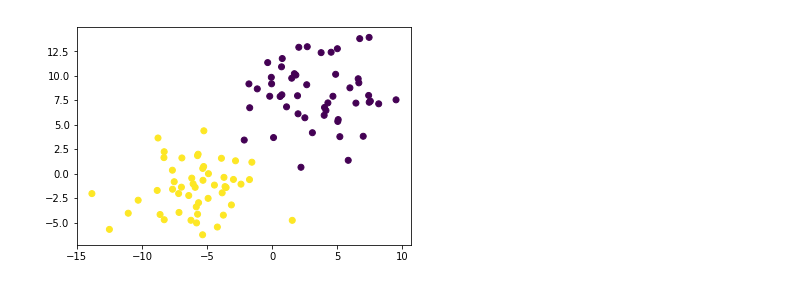
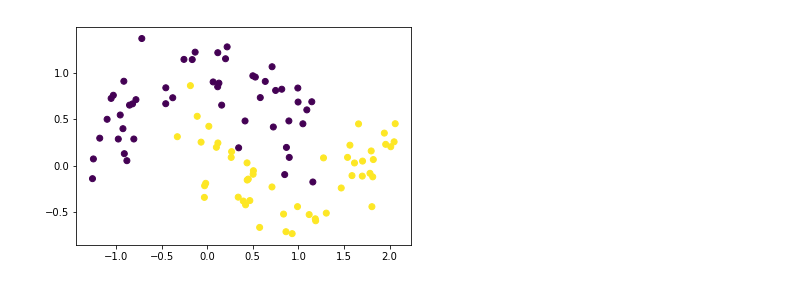
Before and after one commit to vivante/MachineLearning, a Jupyter notebook: assignment3/data-generate.ipynb, the cells around one changed output. Drawn from its saved outputs; the diff is of its cells as text; code cells hidden in the pictures.

Commit message:
make knn use moons dataset

```diff
--- a/assignment3/data-generate.ipynb
+++ b/assignment3/data-generate.ipynb
@@ -5,8 +5,11 @@ import matplotlib.pyplot as plt
 import numpy as np
 import pandas as pd
 # %%
-def make_data(num_samples):
-    x, y = make_blobs(n_samples=num_samples, n_features=2, centers=2, cluster_std=3)
+def make_data(num_samples, data_type='blobs'):
+    if data_type == 'blobs':
+        x, y = make_blobs(n_samples=num_samples, n_features=2, centers=2, cluster_std=3)
+    elif data_type == 'moons':
+        x, y = make_moons(num_samples, noise=0.2)
     dataset = np.concatenate((x, y.reshape((y.size, 1))), axis=1)
     return dataset
 # %%
@@ -18,9 +21,9 @@ def plot_data(x, y):
     plt.scatter(x[:, 0], x[:, 1], c=y)
     plt.show()
 # %%
-data = make_data(100)
+data = make_data(100, 'moons')
 plot_data(data[:, [0, 1]], data[:, -1])
 # %% [output]
-[figure, old version]
+[figure, new version]
 # %%
 save_data(data, './data/dataset.temp.csv', ['%.18f', '%.18f', '%d'])
```
Also changed, not shown: parts of 2 cells of this notebook, 2 other files.
